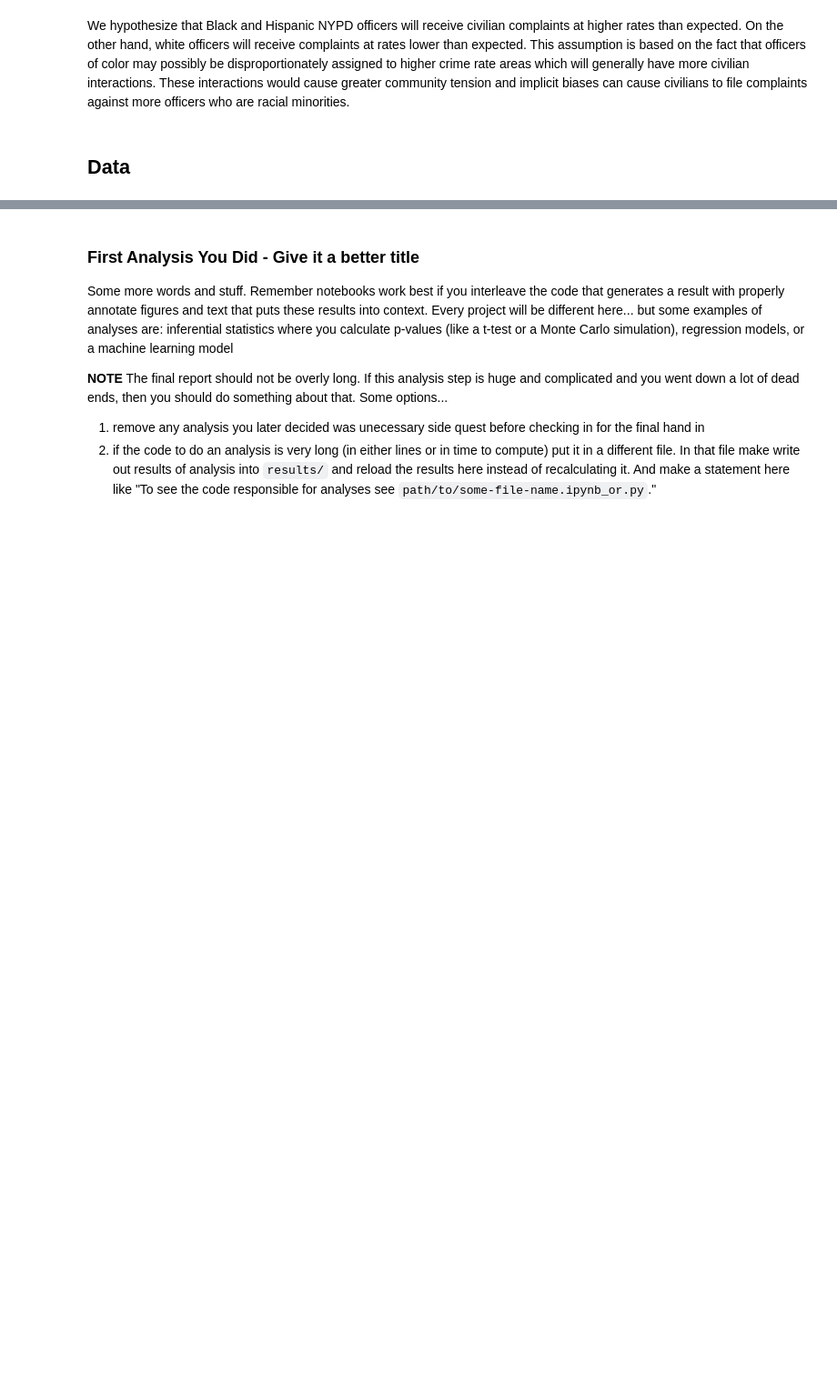
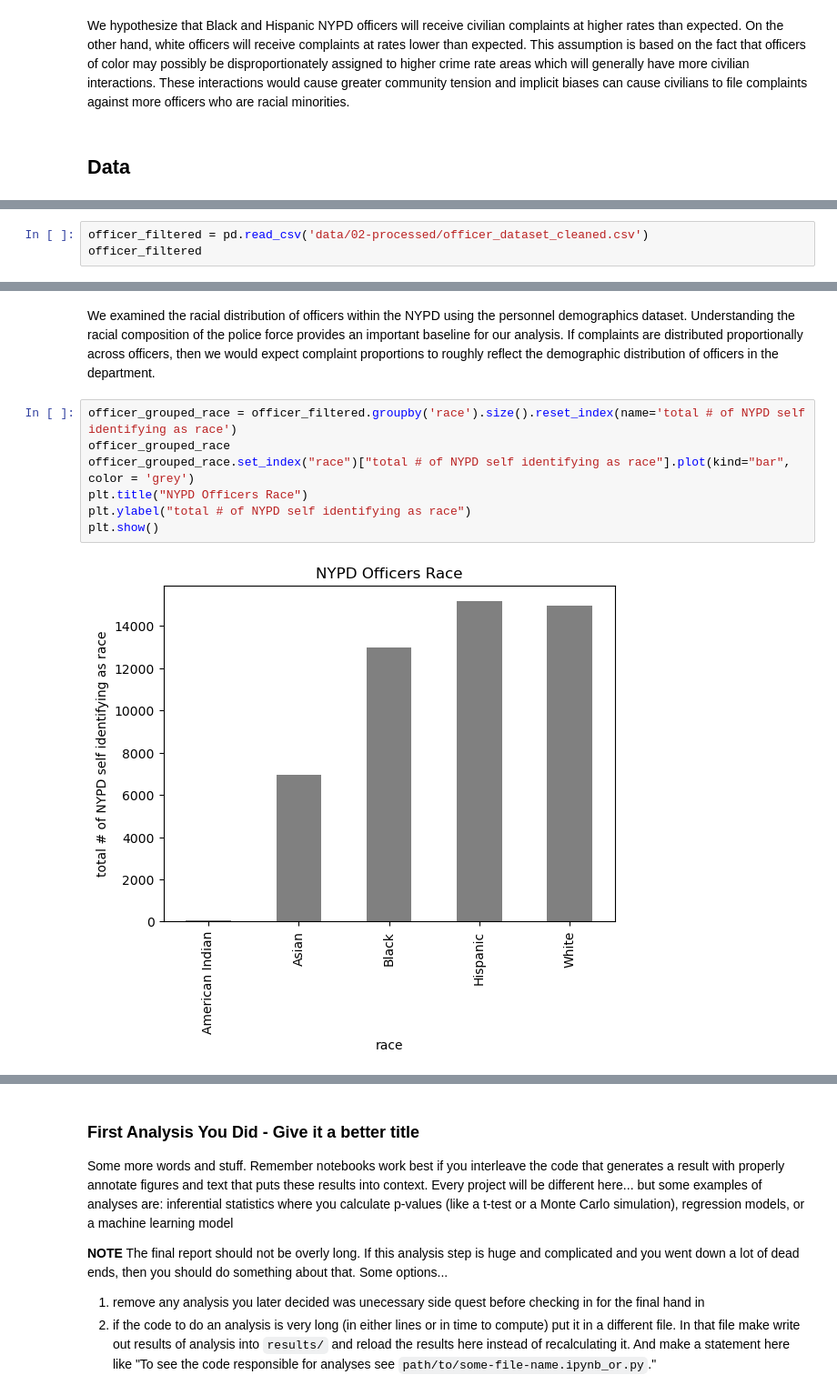
Before and after one commit to COGS108/Group017_WI26, a Jupyter notebook: 03-FinalProject.ipynb, the cells around one changed output, grey strips where cells are left out. Shown at 91% size. Drawn from its saved outputs; the diff is of its cells as text; blank space fills up the shorter version.

Commit message:
non analysis sections completed

```diff
--- a/03-FinalProject.ipynb
+++ b/03-FinalProject.ipynb
@@ -120,0 +562,3 @@ Instructions: REPLACE the contents of this cell with your work, including any up
+# %%
+officer_filtered = pd.read_csv('data/02-processed/officer_dataset_cleaned.csv')
+officer_filtered
@@ -120,0 +579,11 @@ Instructions: REPLACE the contents of this cell with your work, including any up
+# %% [markdown]
+We examined the racial distribution of officers within the NYPD using the personnel demographics dataset. Understanding the racial composition of the police force provides an important baseline for our analysis. If complaints are distributed proportionally across officers, then we would expect complaint proportions to roughly reflect the demographic distribution of officers in the department.
+# %%
+officer_grouped_race = officer_filtered.groupby('race').size().reset_index(name='total # of NYPD self identifying as race')
+officer_grouped_race
+officer_grouped_race.set_index("race")["total # of NYPD self identifying as race"].plot(kind="bar", color = 'grey')
+plt.title("NYPD Officers Race")
+plt.ylabel("total # of NYPD self identifying as race")
+plt.show()
+# %% [output]
+[figure, added]
```
Also changed, not shown: parts of 65 cells of this notebook.
